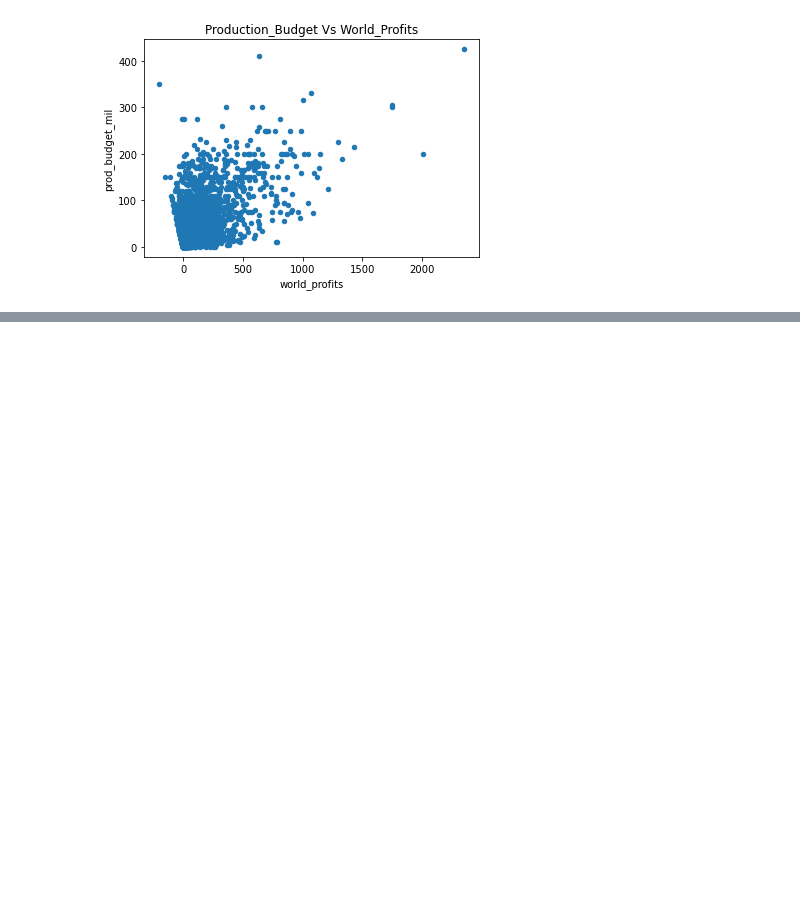
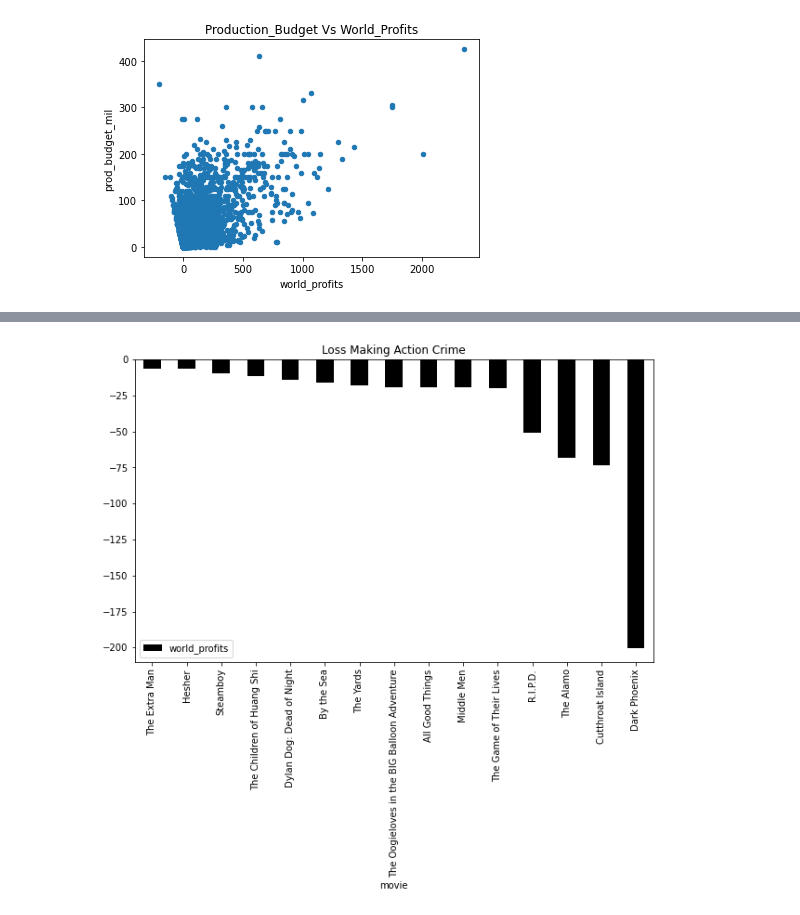
Before and after one commit to Opiyow/Project-v1, a Jupyter notebook: Marjorie Opiyo dsc_phase1_project.ipynb, the cells around one changed output, grey strips where cells are left out. Drawn from its saved outputs; the diff is of its cells as text; code cells hidden in the pictures; blank space fills up the shorter version.

```diff
--- a/Marjorie Opiyo dsc_phase1_project.ipynb
+++ b/Marjorie Opiyo dsc_phase1_project.ipynb
@@ -283,0 +706,4 @@ DatabaseError: Execution failed on sql 'SELECT * FROM movie_basics;': file is no
+# %%
+act_com_drama.tail(15).plot('movie','world_profits',kind ='bar',figsize =(10,6), title = 'Loss Making Action Crime',color ='black');
+# %% [output]
+[figure, added]
```
Also changed, not shown: parts of 54 cells of this notebook.
